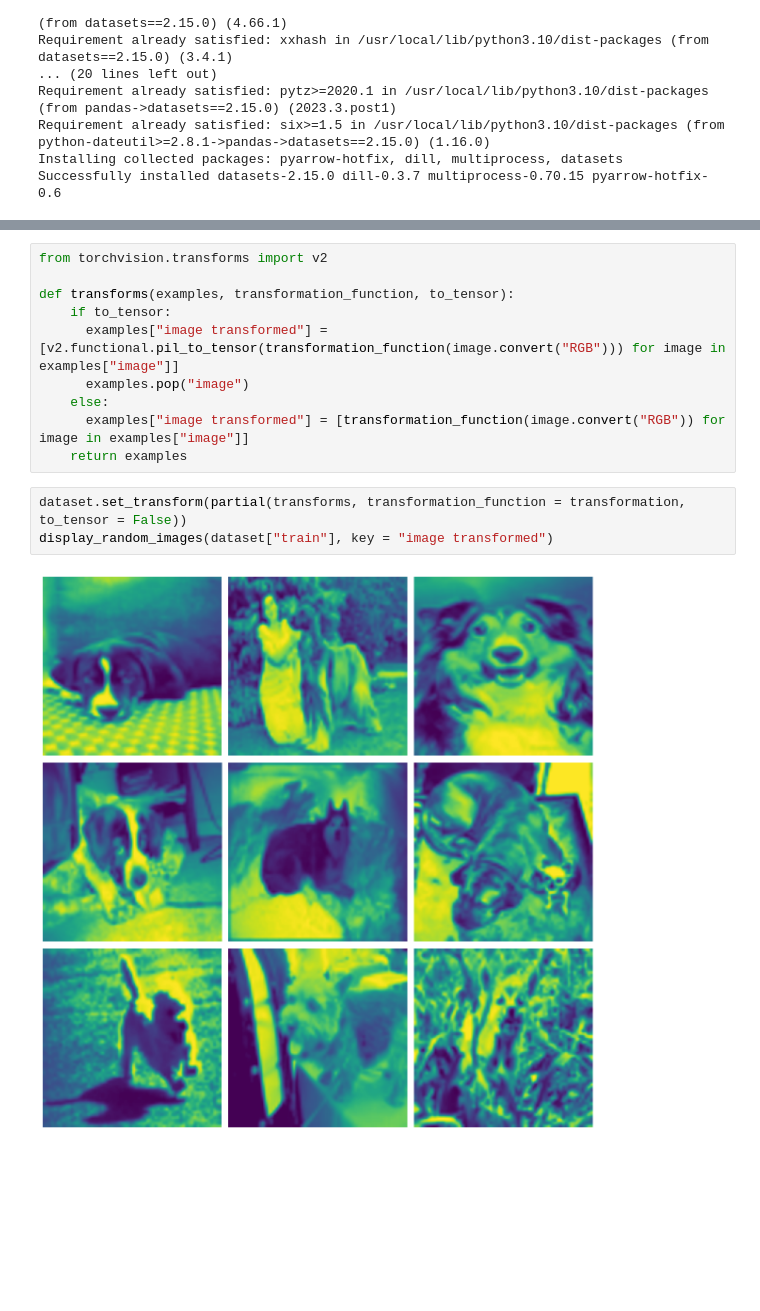
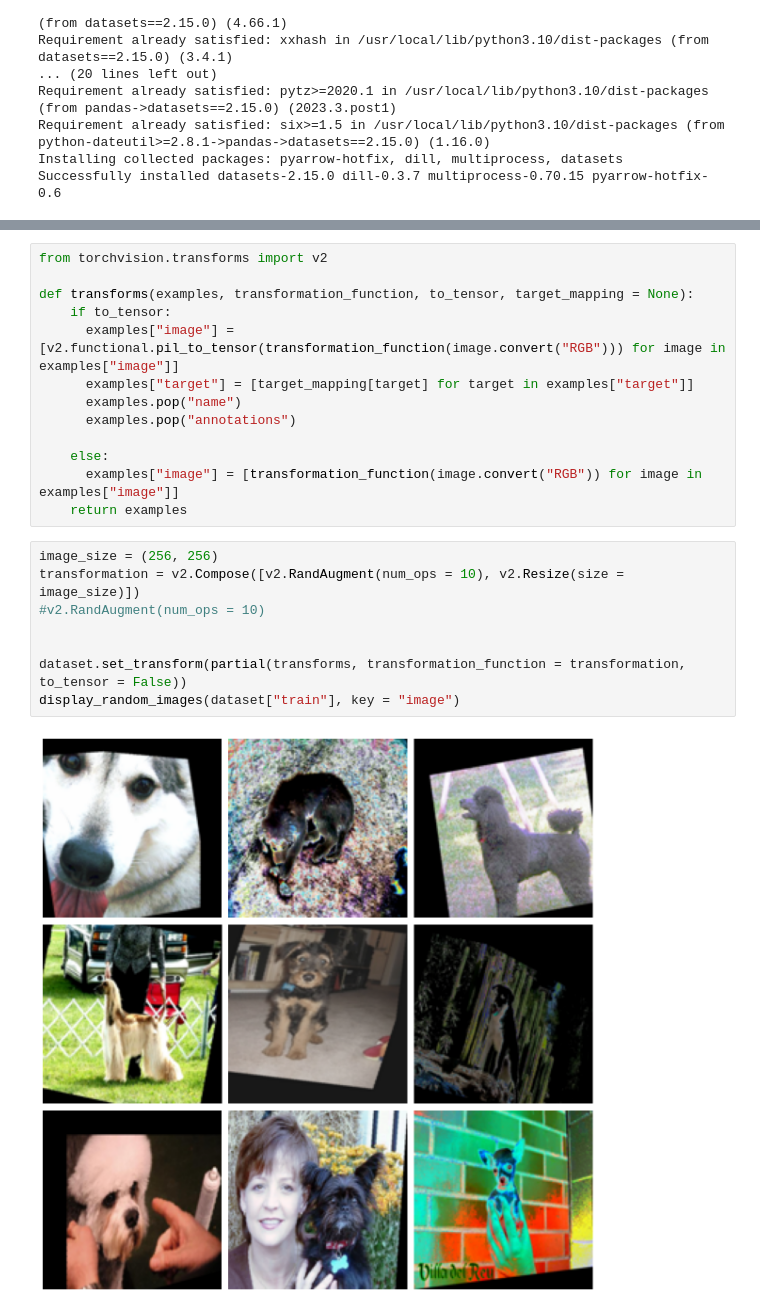
Before and after one commit to amaye15/CanineNet, a Jupyter notebook: code/ModelFromScratch.ipynb, the cells around one changed output, grey strips where cells are left out. Cells and saved outputs as stored; diff of their text form; blank space fills up the shorter version.

```diff
--- a/code/ModelFromScratch.ipynb
+++ b/code/ModelFromScratch.ipynb
@@ -126,18 +88,26 @@ for idx, combo in enumerate(all_combinations):
 # %%
 from torchvision.transforms import v2
 
-def transforms(examples, transformation_function, to_tensor):
+def transforms(examples, transformation_function, to_tensor, target_mapping = None):
     if to_tensor:
-      examples["image transformed"] = [v2.functional.pil_to_tensor(transformation_function(image.convert("RGB"))) for image in examples["image"]]
-      examples.pop("image")
+      examples["image"] = [v2.functional.pil_to_tensor(transformation_function(image.convert("RGB"))) for image in examples["image"]]
+      examples["target"] = [target_mapping[target] for target in examples["target"]]
+      examples.pop("name")
+      examples.pop("annotations")
+
     else:
-      examples["image transformed"] = [transformation_function(image.convert("RGB")) for image in examples["image"]]
+      examples["image"] = [transformation_function(image.convert("RGB")) for image in examples["image"]]
     return examples
 # %%
+image_size = (256, 256)
+transformation = v2.Compose([v2.RandAugment(num_ops = 10), v2.Resize(size = image_size)])
+#v2.RandAugment(num_ops = 10)
+
+
 dataset.set_transform(partial(transforms, transformation_function = transformation, to_tensor = False))
-display_random_images(dataset["train"], key = "image transformed")
+display_random_images(dataset["train"], key = "image")
 # %% [output]
-[figure, old version]
+[figure, new version]
 # %%
 import torch
 import torch.nn as nn
```
Also changed, not shown: parts of 12 cells of this notebook.
